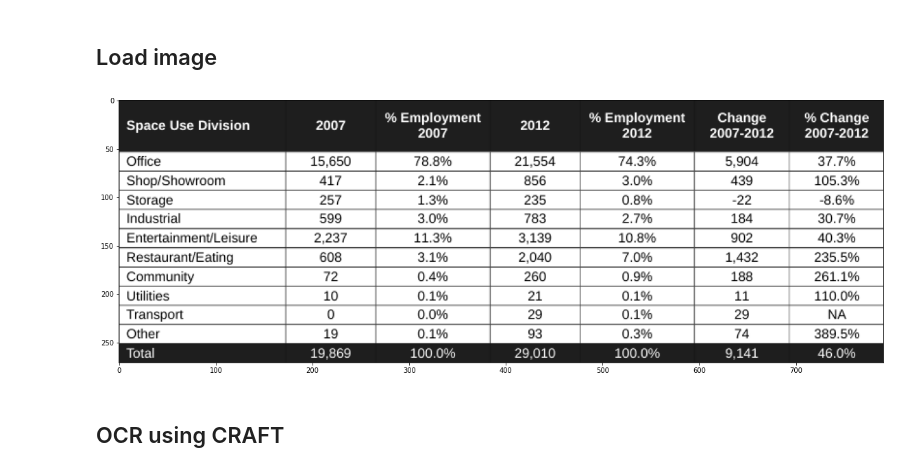
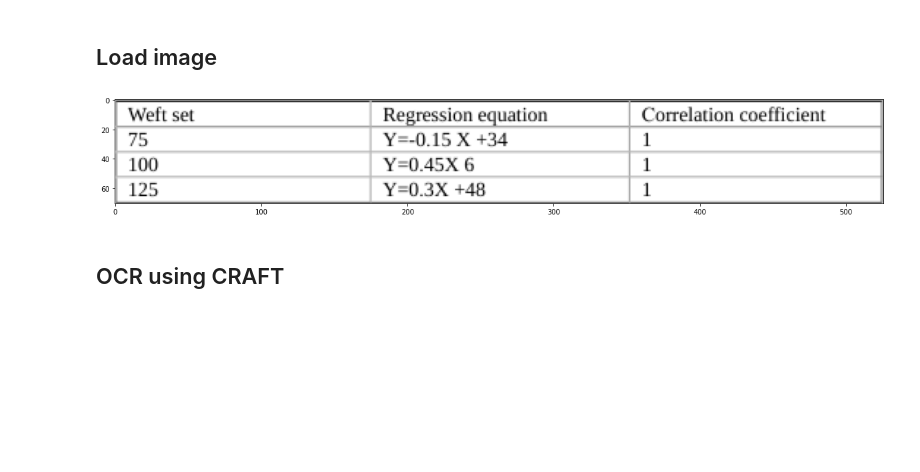
Before and after one commit to vinhtq115/TableBank-Recognition-Processing, a Jupyter notebook: OCR.ipynb, the cells around one changed output. Saved outputs shown, nothing was run; the diff lists cells and outputs as text; code cells hidden in the pictures; blank space fills up the shorter version.

```diff
--- a/OCR.ipynb
+++ b/OCR.ipynb
@@ -24,17 +28,20 @@ PATH_TO_DESTINATION_ANNOTATIONS = r'C:\Users\starc\PycharmProjects\TableBank-Rec
 # %%
-image_name = r'SM08-Harris-Street-Village-FES-2012_7'
+image_name = r'005_21670ns120414_45_57_7'
+save_path = 'flow2'
 image_path = os.path.join(PATH_TO_IMAGE_FOLDER, image_name + '.png')
 original_annotation_path = os.path.join(PATH_TO_ORIGINAL_ANNOTATIONS, image_name + '.xml')
-destination_annotation_path = os.path.join(PATH_TO_DESTINATION_ANNOTATIONS, image_name + '.xml')
+#destination_annotation_path = os.path.join(PATH_TO_DESTINATION_ANNOTATIONS, image_name + '.xml')
 # %% [markdown]
 ## Load image
 # %%
+img = cv2.imread(image_path)
+cv2.imwrite(os.path.join(save_path, '1_original.png'), img)
 img = cv2.imread(image_path, 0)
 img = cv2.cvtColor(img, cv2.COLOR_GRAY2RGB)
 plt.imshow(img)
 plt.show()
 # %% [output]
-[figure, old version]
+[figure, new version]
 # %% [markdown]
 ## OCR using CRAFT
 # %% [markdown]
```
Also changed, not shown: parts of 12 cells of this notebook, 10 other files.
